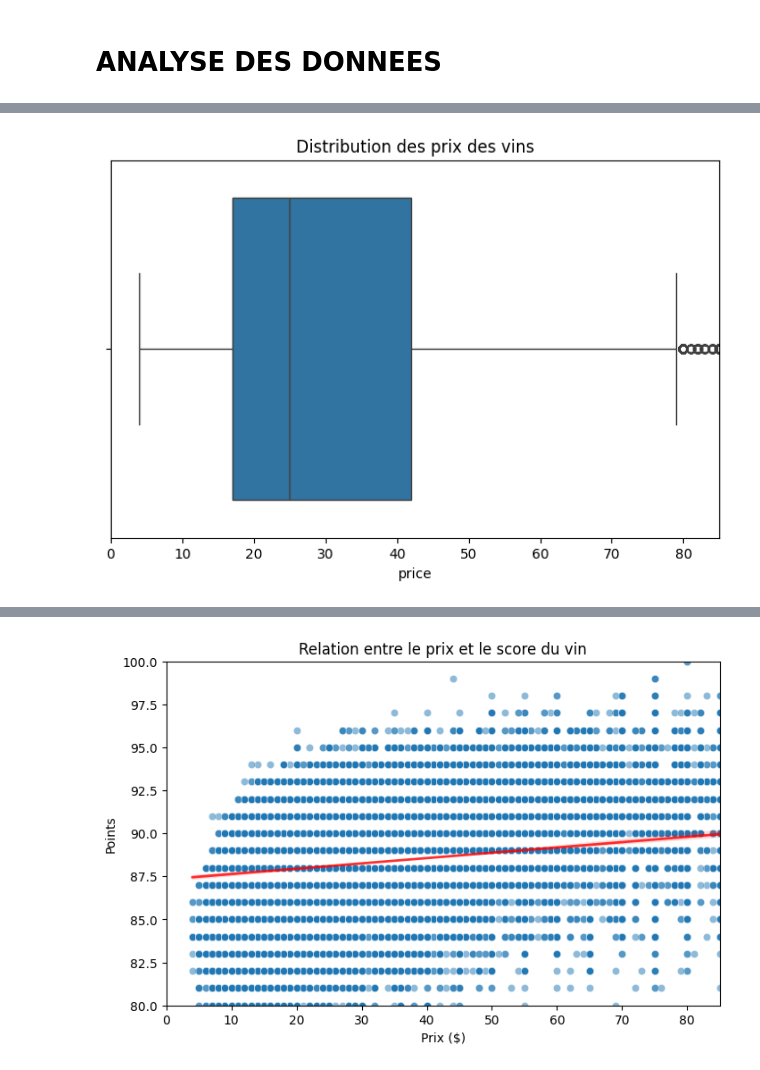
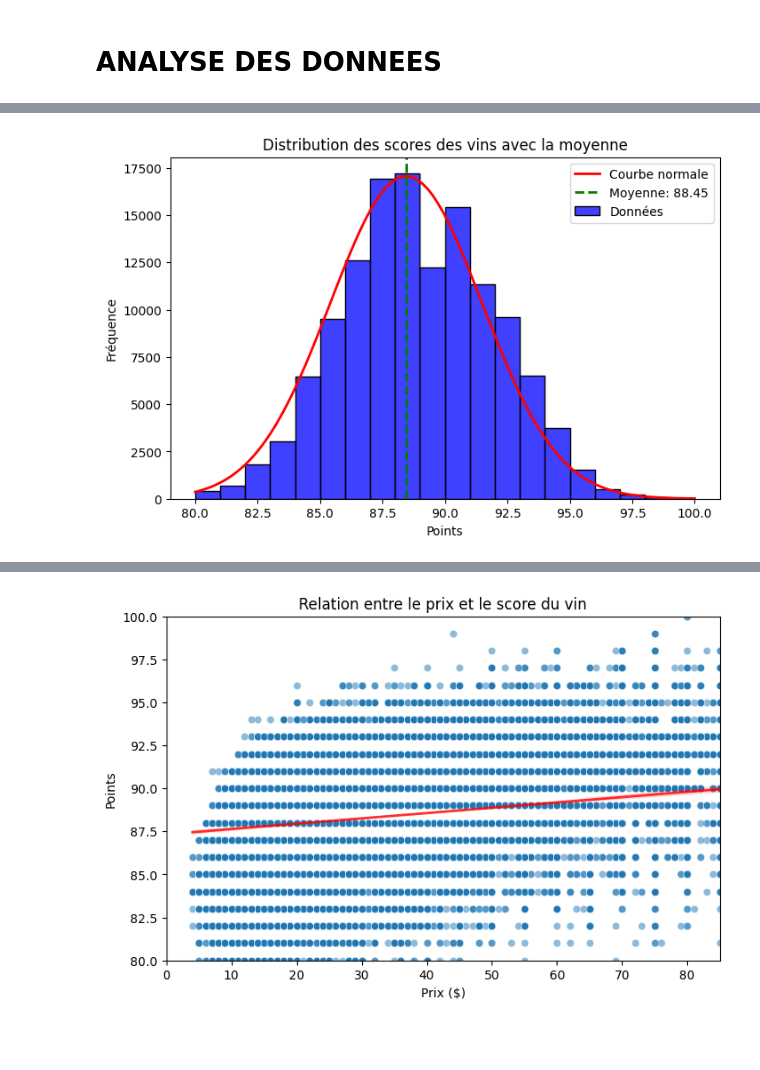
Before and after one commit to PhilippeMath49/ProjetVinasse, a Jupyter notebook: src/Notebook.ipynb, the cells around one changed output, grey strips where cells are left out. Cells and saved outputs as stored; diff of their text form; code cells hidden in the pictures; blank space fills up the shorter version.

Commit message:
Analyse des différents graph et données
Co-authored-by: gambeynoa <NoaYnov@users.noreply.github.com>

```diff
--- a/src/Notebook.ipynb
+++ b/src/Notebook.ipynb
@@ -167,8 +175,32 @@ plt.show()
-# %%
-plt.figure(figsize=(8,5))
-sns.boxplot(x=df["price"])
-plt.xlim(0, df["price"].quantile(0.95))  # Limite pour exclure les valeurs extrêmes
-plt.title("Distribution des prix des vins")
-plt.show()
-# %% [output]
-[figure, removed]
+# %%
+import numpy as np
+from scipy.stats import norm
+import matplotlib.pyplot as plt
+import seaborn as sns
+
+# Calcul de la moyenne et de l'écart-type
+mean = df["points"].mean()
+std = df["points"].std()
+
+# Générer les valeurs pour la courbe normale
+x = np.linspace(df["points"].min(), df["points"].max(), 100)
+normal_curve = norm.pdf(x, mean, std) * len(df["points"]) * (df["points"].max() - df["points"].min()) / 20  # Adapter à l'échelle de l'histogramme
+
+# Tracer l'histogramme
+plt.figure(figsize=(8, 5))
+sns.histplot(df["points"], bins=20, kde=False, color="blue", label="Données")
+
+# Tracer la courbe normale
+plt.plot(x, normal_curve, color="red", label="Courbe normale", linewidth=2)
+
+# Ajouter une ligne verticale pour la moyenne
+plt.axvline(mean, color="green", linestyle="--", linewidth=2, label=f"Moyenne: {mean:.2f}")
+
+# Ajouter les titres et légendes
+plt.title("Distribution des scores des vins avec la moyenne")
+plt.xlabel("Points")
+plt.ylabel("Fréquence")
+plt.legend()
+plt.show()
+# %% [output]
+[figure, added]
```
Also changed, not shown: parts of 15 cells of this notebook.
